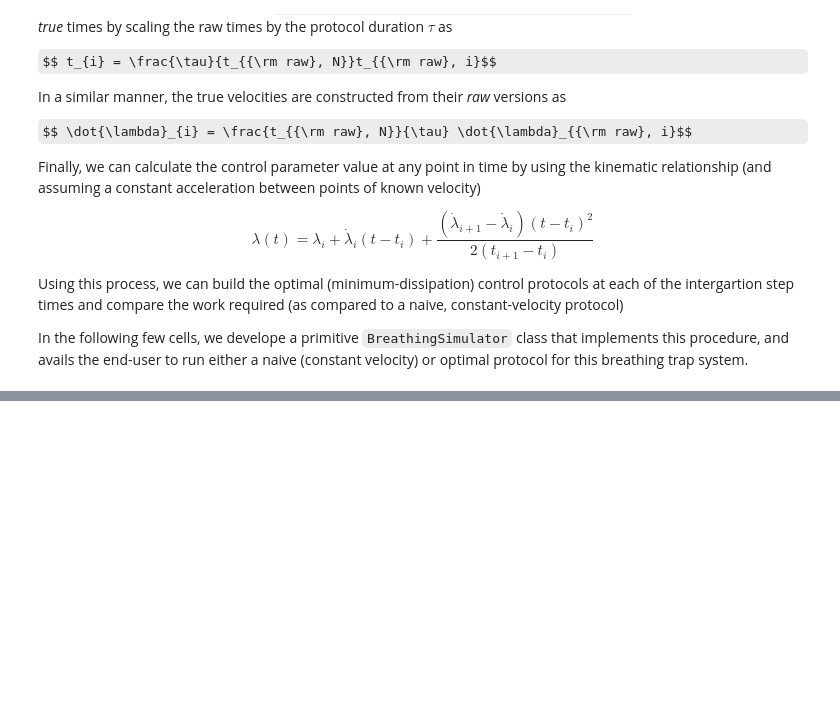
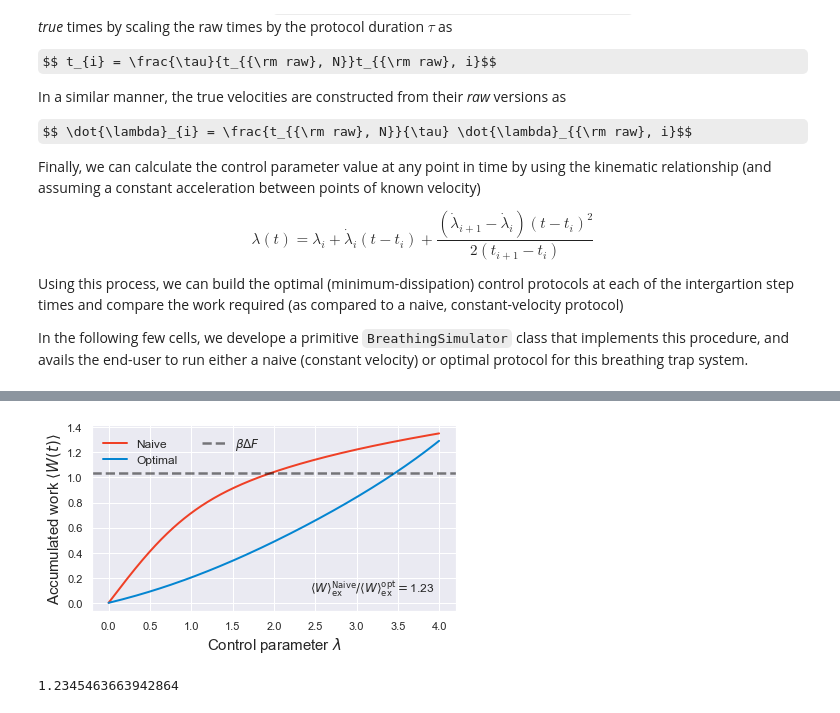
Before and after one commit to StevenJLarge/FokkerPlanck, a Jupyter notebook: notebooks/05-slarge-breathing-trap.ipynb, the cells around one changed output, grey strips where cells are left out. Saved outputs shown, nothing was run; the diff lists cells and outputs as text; code cells hidden in the pictures; some formulas as TeX source; blank space fills up the shorter version.

```diff
--- a/notebooks/05-slarge-breathing-trap.ipynb
+++ b/notebooks/05-slarge-breathing-trap.ipynb
@@ -529,0 +556,26 @@ ax[2].plot(res_naive.time_tracker, rel_ent_tracker)
+# %%
+# Finally, in this case, we can look at the excess work over the course of the protocols to see just how different the quantities are
+
+free_energy_diff = 0.5 * np.log(k_final / k_init)
+
+excess_work_naive = res_naive.work[-1] - free_energy_diff
+excess_work_opt = res_opt.work[-1] - free_energy_diff
+excess_work_ratio = excess_work_naive / excess_work_opt
+
+fig, ax = plt.subplots(1, 1, figsize=(6, 3.5))
+
+ax.plot(sim_naive.time_array[:-1], res_naive.work, linewidth=2.0, color=sns.xkcd_rgb["tomato"], label="Naive")
+ax.plot(sim_opt.time_array[:-1], res_opt.work, linewidth=2.0, color=sns.xkcd_rgb["cerulean"], label="Optimal")
+ax.axhline(free_energy_diff, linestyle='--', color='k', linewidth=2.5, alpha=0.5, label=r"$\beta\Delta F$")
+
+ax.legend(fontsize=12, frameon=False, loc='upper left', ncol=2)
+ax.annotate(r"$\langle W\rangle_{\rm ex}^{\rm Naive} / \langle W\rangle_{\rm ex}^{\rm opt} = $" + str(np.round(excess_work_ratio, 2)), xy=(0.6, 0.1), xycoords="axes fraction", fontsize=12)
+ax.set_xlabel(r"Control parameter $\lambda$", fontsize=15)
+ax.set_ylabel(r"Accumulated work $\langle W(t)\rangle$", fontsize=15)
+plt.tight_layout()
+# %% [output]
+[figure, added]
+# %%
+excess_work_naive / excess_work_opt
+# %% [output]
+1.2345463663942864
```
Also changed, not shown: parts of 6 cells of this notebook.
